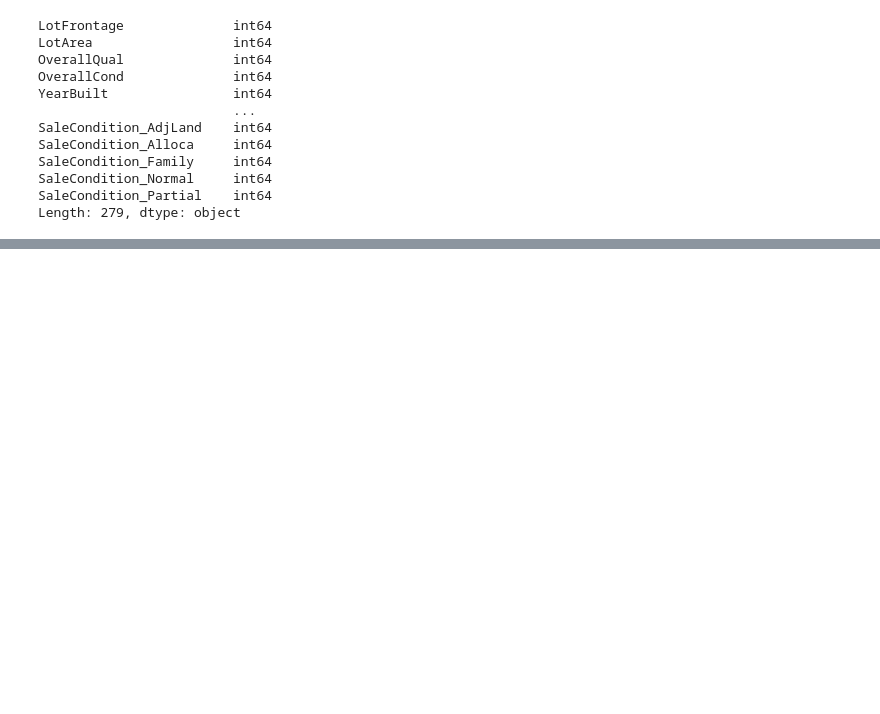
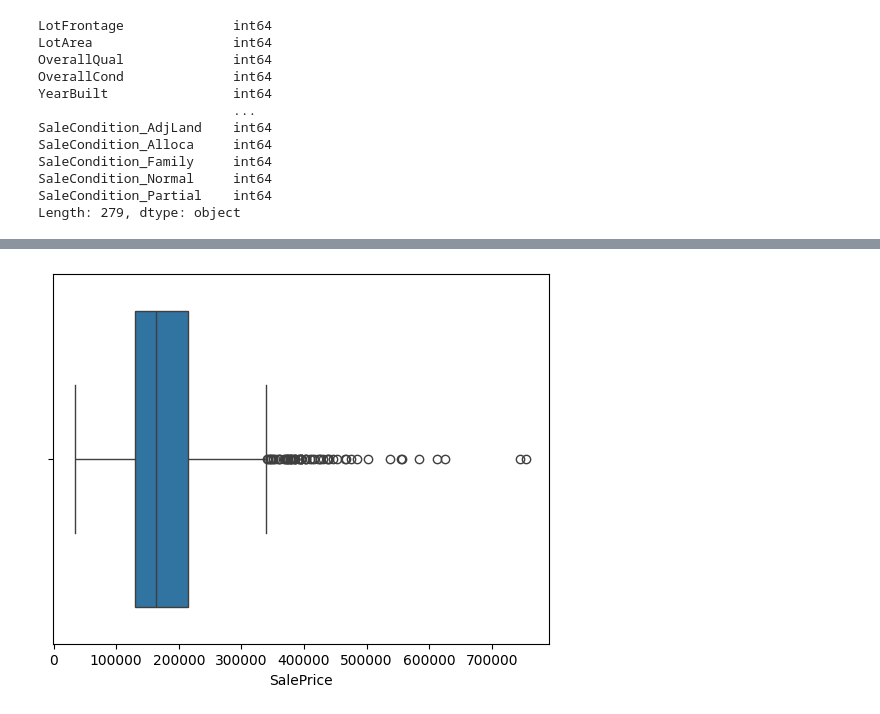
Before and after one commit to Meenakshigupta6527/EDA-for-Real-Estate-Pricing, a Jupyter notebook: Exploratory_Data_Analysis_for_Real_Estate_Pricing.ipynb, the cells around one changed output, grey strips where cells are left out. Cells and saved outputs as stored; diff of their text form; code cells hidden in the pictures; blank space fills up the shorter version.

```diff
--- a/Exploratory_Data_Analysis_for_Real_Estate_Pricing.ipynb
+++ b/Exploratory_Data_Analysis_for_Real_Estate_Pricing.ipynb
@@ -214,0 +283,7 @@ Length: 279, dtype: object
+# %%
+# Boxplot of the price
+sns.boxplot(x = df_ml['SalePrice'])
+
+plt.show()
+# %% [output]
+[figure, added]
```
Also changed, not shown: parts of 11 cells of this notebook.
